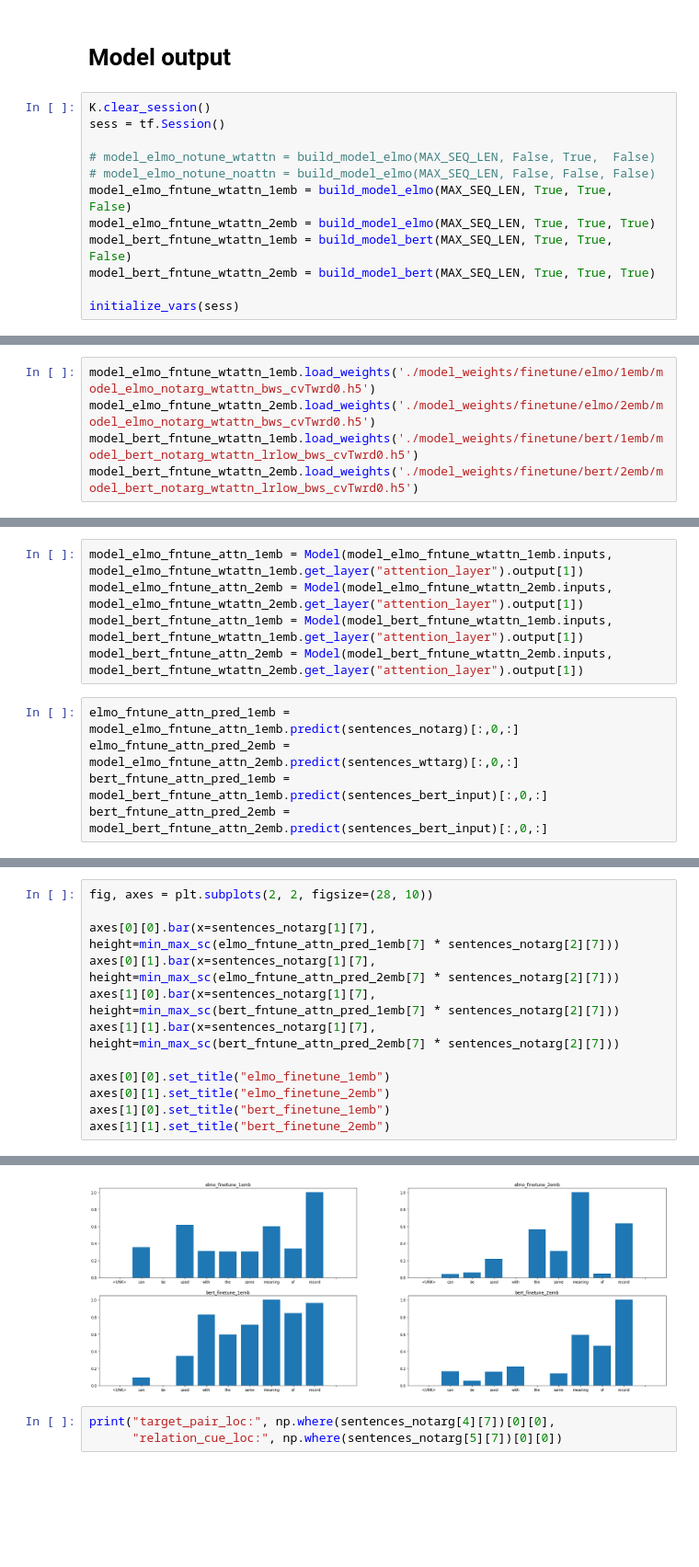
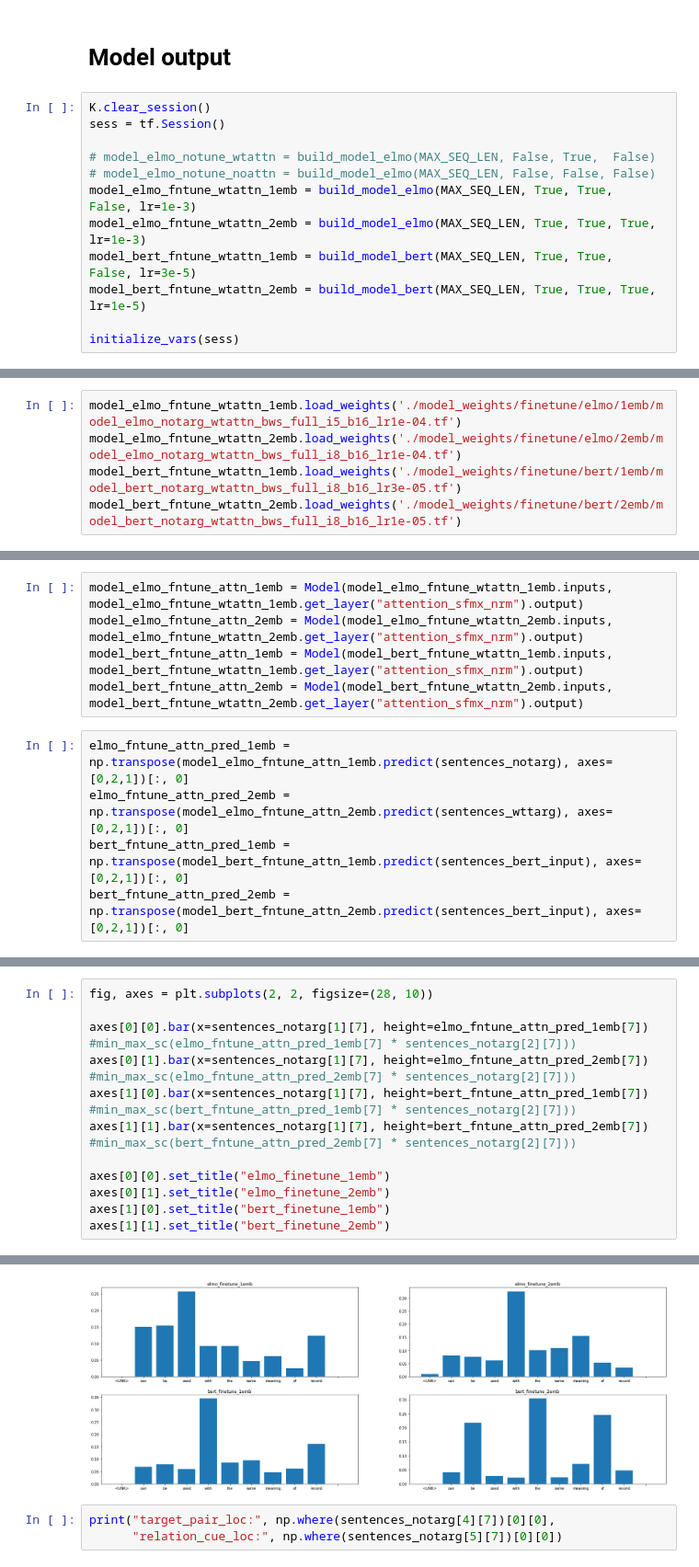
Before and after one commit to sungjinnam/contextual_informativeness, a Jupyter notebook: eval_attention_EVALution.ipynb, the cells around one changed output, grey strips where cells are left out. Shown at 92% size. Drawn from its saved outputs; the diff is of its cells as text; blank space fills up the shorter version.

```diff
--- a/eval_attention_EVALution.ipynb
+++ b/eval_attention_EVALution.ipynb
@@ -231,10 +231,10 @@ sess = tf.Session()
 
 # model_elmo_notune_wtattn = build_model_elmo(MAX_SEQ_LEN, False, True,  False)
 # model_elmo_notune_noattn = build_model_elmo(MAX_SEQ_LEN, False, False, False)
-model_elmo_fntune_wtattn_1emb = build_model_elmo(MAX_SEQ_LEN, True, True,  False)
-model_elmo_fntune_wtattn_2emb = build_model_elmo(MAX_SEQ_LEN, True, True, True)
-model_bert_fntune_wtattn_1emb = build_model_bert(MAX_SEQ_LEN, True, True,  False)
-model_bert_fntune_wtattn_2emb = build_model_bert(MAX_SEQ_LEN, True, True, True)
+model_elmo_fntune_wtattn_1emb = build_model_elmo(MAX_SEQ_LEN, True, True,  False, lr=1e-3)
+model_elmo_fntune_wtattn_2emb = build_model_elmo(MAX_SEQ_LEN, True, True, True, lr=1e-3)
+model_bert_fntune_wtattn_1emb = build_model_bert(MAX_SEQ_LEN, True, True,  False, lr=3e-5)
+model_bert_fntune_wtattn_2emb = build_model_bert(MAX_SEQ_LEN, True, True, True, lr=1e-5)
 
 initialize_vars(sess)
 # %% [output]
@@ -254,5 +250,5 @@ WARNING: Entity <bound method AttentionLayer.call of <layers.attention.Attention
 # %%
-model_elmo_fntune_wtattn_1emb.load_weights('./model_weights/finetune/elmo/1emb/model_elmo_notarg_wtattn_bws_cvTwrd0.h5')
-model_elmo_fntune_wtattn_2emb.load_weights('./model_weights/finetune/elmo/2emb/model_elmo_notarg_wtattn_bws_cvTwrd0.h5')
-model_bert_fntune_wtattn_1emb.load_weights('./model_weights/finetune/bert/1emb/model_bert_notarg_wtattn_lrlow_bws_cvTwrd0.h5')
-model_bert_fntune_wtattn_2emb.load_weights('./model_weights/finetune/bert/2emb/model_bert_notarg_wtattn_lrlow_bws_cvTwrd0.h5')
+model_elmo_fntune_wtattn_1emb.load_weights('./model_weights/finetune/elmo/1emb/model_elmo_notarg_wtattn_bws_full_i5_b16_lr1e-04.tf')
+model_elmo_fntune_wtattn_2emb.load_weights('./model_weights/finetune/elmo/2emb/model_elmo_notarg_wtattn_bws_full_i8_b16_lr1e-04.tf')
+model_bert_fntune_wtattn_1emb.load_weights('./model_weights/finetune/bert/1emb/model_bert_notarg_wtattn_bws_full_i8_b16_lr3e-05.tf')
+model_bert_fntune_wtattn_2emb.load_weights('./model_weights/finetune/bert/2emb/model_bert_notarg_wtattn_bws_full_i8_b16_lr1e-05.tf')
@@ -259,10 +282,10 @@ model_bert_fntune_wtattn_2emb.load_weights('./model_weights/finetune/bert/2emb/m
 # %%
-model_elmo_fntune_attn_1emb = Model(model_elmo_fntune_wtattn_1emb.inputs, model_elmo_fntune_wtattn_1emb.get_layer("attention_layer").output[1])
-model_elmo_fntune_attn_2emb = Model(model_elmo_fntune_wtattn_2emb.inputs, model_elmo_fntune_wtattn_2emb.get_layer("attention_layer").output[1])
-model_bert_fntune_attn_1emb = Model(model_bert_fntune_wtattn_1emb.inputs, model_bert_fntune_wtattn_1emb.get_layer("attention_layer").output[1])
-model_bert_fntune_attn_2emb = Model(model_bert_fntune_wtattn_2emb.inputs, model_bert_fntune_wtattn_2emb.get_layer("attention_layer").output[1])
+model_elmo_fntune_attn_1emb = Model(model_elmo_fntune_wtattn_1emb.inputs, model_elmo_fntune_wtattn_1emb.get_layer("attention_sfmx_nrm").output)
+model_elmo_fntune_attn_2emb = Model(model_elmo_fntune_wtattn_2emb.inputs, model_elmo_fntune_wtattn_2emb.get_layer("attention_sfmx_nrm").output)
+model_bert_fntune_attn_1emb = Model(model_bert_fntune_wtattn_1emb.inputs, model_bert_fntune_wtattn_1emb.get_layer("attention_sfmx_nrm").output)
+model_bert_fntune_attn_2emb = Model(model_bert_fntune_wtattn_2emb.inputs, model_bert_fntune_wtattn_2emb.get_layer("attention_sfmx_nrm").output)
 # %%
-elmo_fntune_attn_pred_1emb = model_elmo_fntune_attn_1emb.predict(sentences_notarg)[:,0,:]
-elmo_fntune_attn_pred_2emb = model_elmo_fntune_attn_2emb.predict(sentences_wttarg)[:,0,:]
-bert_fntune_attn_pred_1emb = model_bert_fntune_attn_1emb.predict(sentences_bert_input)[:,0,:]
-bert_fntune_attn_pred_2emb = model_bert_fntune_attn_2emb.predict(sentences_bert_input)[:,0,:]
+elmo_fntune_attn_pred_1emb = np.transpose(model_elmo_fntune_attn_1emb.predict(sentences_notarg), axes=[0,2,1])[:, 0]
+elmo_fntune_attn_pred_2emb = np.transpose(model_elmo_fntune_attn_2emb.predict(sentences_wttarg), axes=[0,2,1])[:, 0]
+bert_fntune_attn_pred_1emb = np.transpose(model_bert_fntune_attn_1emb.predict(sentences_bert_input), axes=[0,2,1])[:, 0]
+bert_fntune_attn_pred_2emb = np.transpose(model_bert_fntune_attn_2emb.predict(sentences_bert_input), axes=[0,2,1])[:, 0]
@@ -296,18 +342,18 @@ array([0.        , 0.02253668, 0.01665933, 0.02678995, 0.02176848,
 # %%
 fig, axes = plt.subplots(2, 2, figsize=(28, 10))
 
-axes[0][0].bar(x=sentences_notarg[1][7], height=min_max_sc(elmo_fntune_attn_pred_1emb[7] * sentences_notarg[2][7]))
-axes[0][1].bar(x=sentences_notarg[1][7], height=min_max_sc(elmo_fntune_attn_pred_2emb[7] * sentences_notarg[2][7]))
-axes[1][0].bar(x=sentences_notarg[1][7], height=min_max_sc(bert_fntune_attn_pred_1emb[7] * sentences_notarg[2][7]))
-axes[1][1].bar(x=sentences_notarg[1][7], height=min_max_sc(bert_fntune_attn_pred_2emb[7] * sentences_notarg[2][7]))
+axes[0][0].bar(x=sentences_notarg[1][7], height=elmo_fntune_attn_pred_1emb[7]) #min_max_sc(elmo_fntune_attn_pred_1emb[7] * sentences_notarg[2][7]))
+axes[0][1].bar(x=sentences_notarg[1][7], height=elmo_fntune_attn_pred_2emb[7]) #min_max_sc(elmo_fntune_attn_pred_2emb[7] * sentences_notarg[2][7]))
+axes[1][0].bar(x=sentences_notarg[1][7], height=bert_fntune_attn_pred_1emb[7]) #min_max_sc(bert_fntune_attn_pred_1emb[7] * sentences_notarg[2][7]))
+axes[1][1].bar(x=sentences_notarg[1][7], height=bert_fntune_attn_pred_2emb[7]) #min_max_sc(bert_fntune_attn_pred_2emb[7] * sentences_notarg[2][7]))
 
 axes[0][0].set_title("elmo_finetune_1emb")
 axes[0][1].set_title("elmo_finetune_2emb")
 axes[1][0].set_title("bert_finetune_1emb")
 axes[1][1].set_title("bert_finetune_2emb")
 # %% [output]
 Text(0.5,1,'bert_finetune_2emb')
-[figure, old version]
+[figure, new version]
 # %%
 print("target_pair_loc:", np.where(sentences_notarg[4][7])[0][0],
       "relation_cue_loc:", np.where(sentences_notarg[5][7])[0][0])
```
Also changed, not shown: parts of 17 cells of this notebook, 18 other files.
